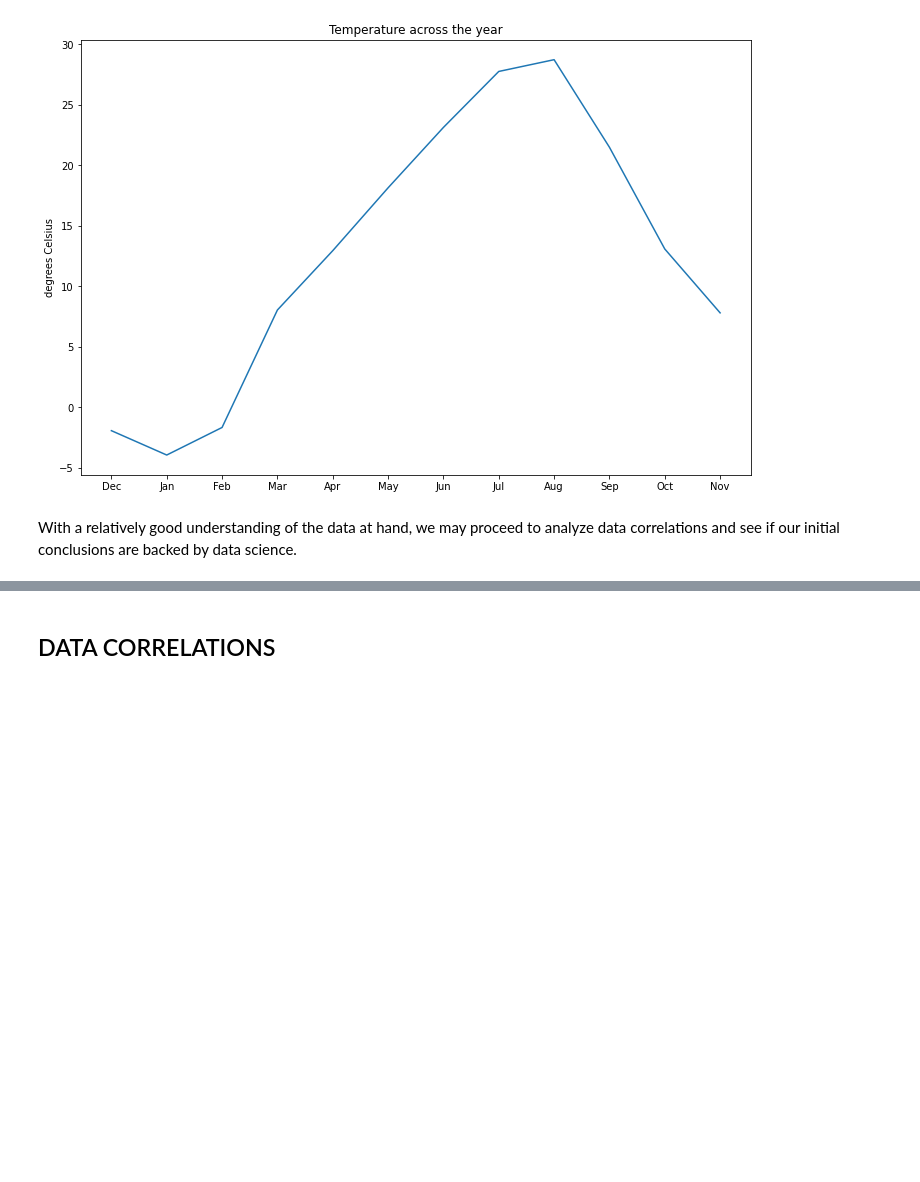
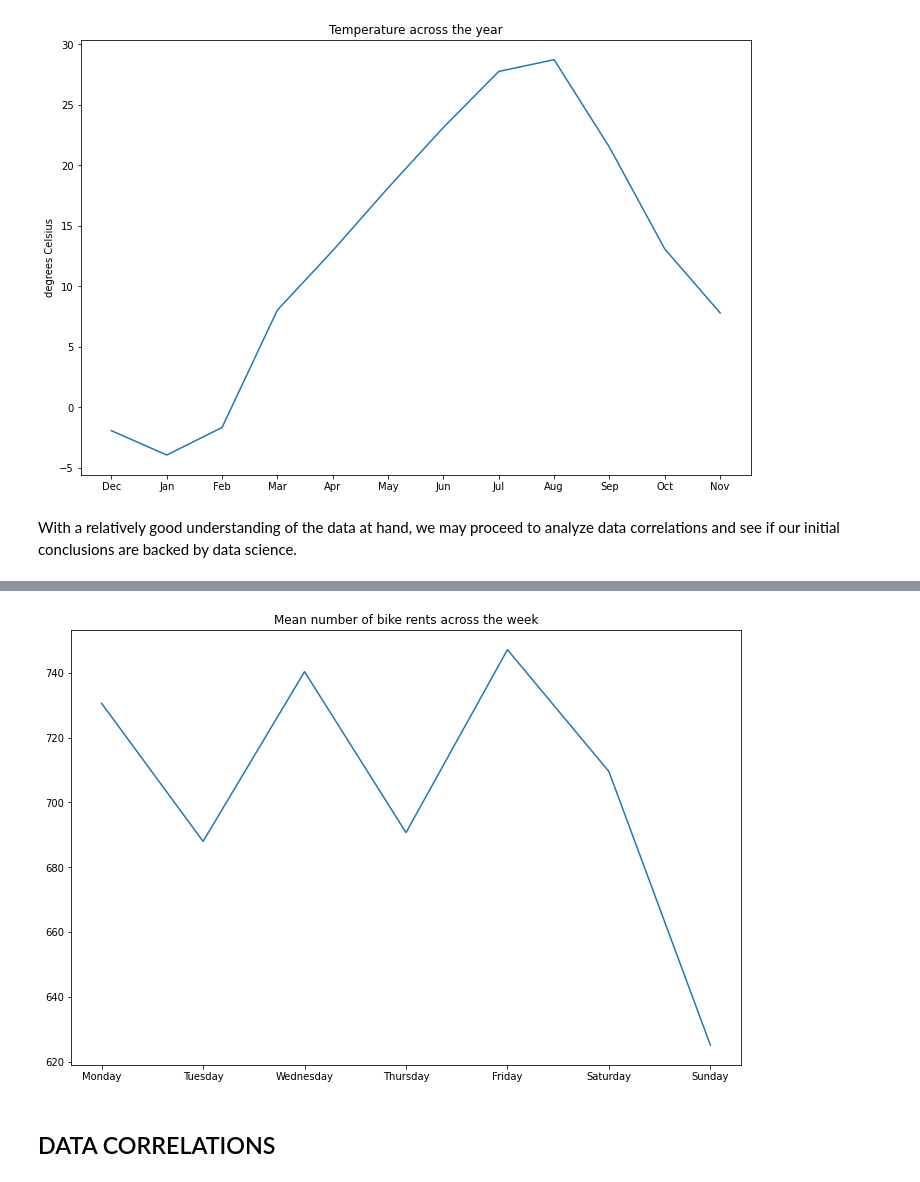
Before and after one commit to R0go/Bikes, a Jupyter notebook: Bikes_project.ipynb, the cells around one changed output, grey strips where cells are left out. Drawn from its saved outputs; the diff is of its cells as text; code cells hidden in the pictures; blank space fills up the shorter version.

Commit message:
added weekday feature

```diff
--- a/Bikes_project.ipynb
+++ b/Bikes_project.ipynb
@@ -320,0 +323,5 @@ With a relatively good understanding of the data at hand, we may proceed to anal
+# %%
+bikes_df['WeekDay']=bikes_df['Date'].dt.day_name()
+mapping_dictDay={'Monday':1,'Tuesday':2,'Wednesday':3,'Thursday':4,'Friday':5,'Saturday':6,'Sunday':7}
+bikes_df['WeekDayEncoding']=bikes_df['WeekDay'].map(mapping_dictDay)
+bikes_df.head()
@@ -321,3 +335,14 @@ With a relatively good understanding of the data at hand, we may proceed to anal
+# %%
+rent_weekday_group = bikes_df[['WeekDayEncoding','RentedBikeCount']].groupby(['WeekDayEncoding'], sort=True).mean().reset_index()
+plt.figure(figsize=(12,8))
+plt.plot(rent_weekday_group['WeekDayEncoding'], rent_weekday_group['RentedBikeCount'])
+
+plt.xticks(range(1,8), labels=mapping_dictDay)
+plt.title('Mean number of bike rents across the week')
+
+plt.show()
+# %% [output]
+[figure, added]
 # %% [markdown]
 ## DATA CORRELATIONS
 # %% [markdown]
```
Also changed, not shown: parts of 22 cells of this notebook.
